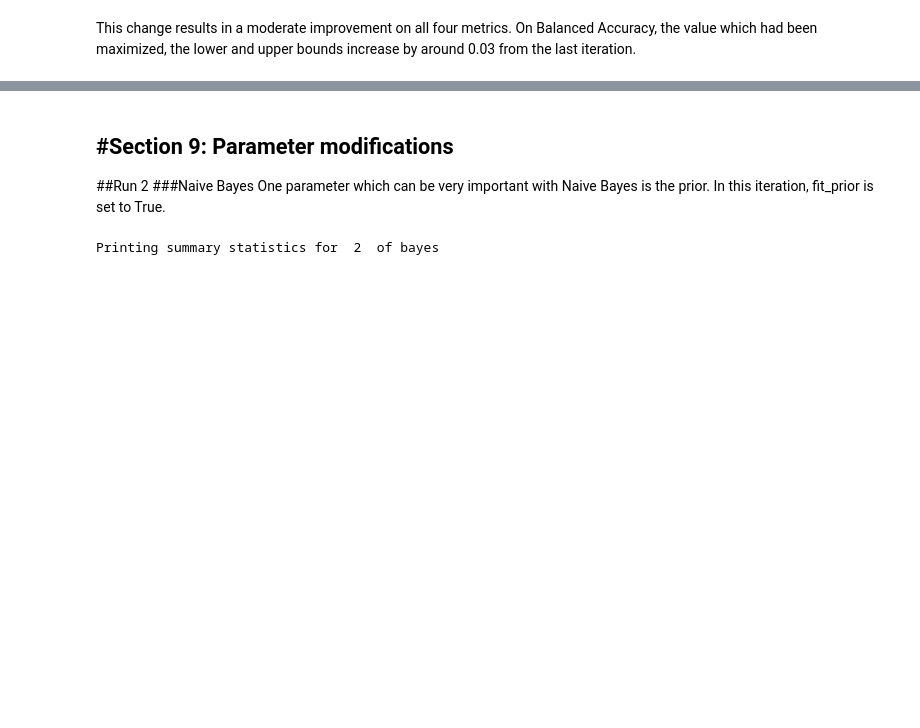
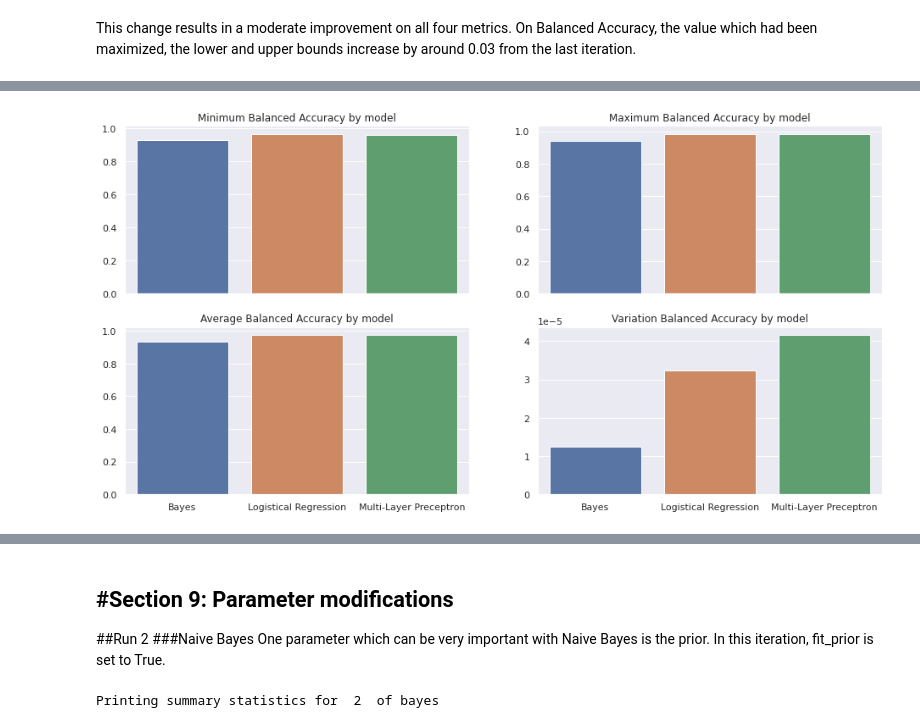
Before and after one commit to journalWheat/CSI4106-Project1, a Jupyter notebook: CSI4106_Project1_JaredWagner_GeneralForm.ipynb, the cells around one changed output, grey strips where cells are left out. Drawn from its saved outputs; the diff is of its cells as text; code cells hidden in the pictures; blank space fills up the shorter version.

```diff
--- a/CSI4106_Project1_JaredWagner_GeneralForm.ipynb
+++ b/CSI4106_Project1_JaredWagner_GeneralForm.ipynb
@@ -604,0 +665,4 @@ This change results in a moderate improvement on all four metrics. On Balanced A
+# %%
+show_meta_stats('Balanced Accuracy')
+# %% [output]
+[figure, added]
```
Also changed, not shown: parts of 37 cells of this notebook.
